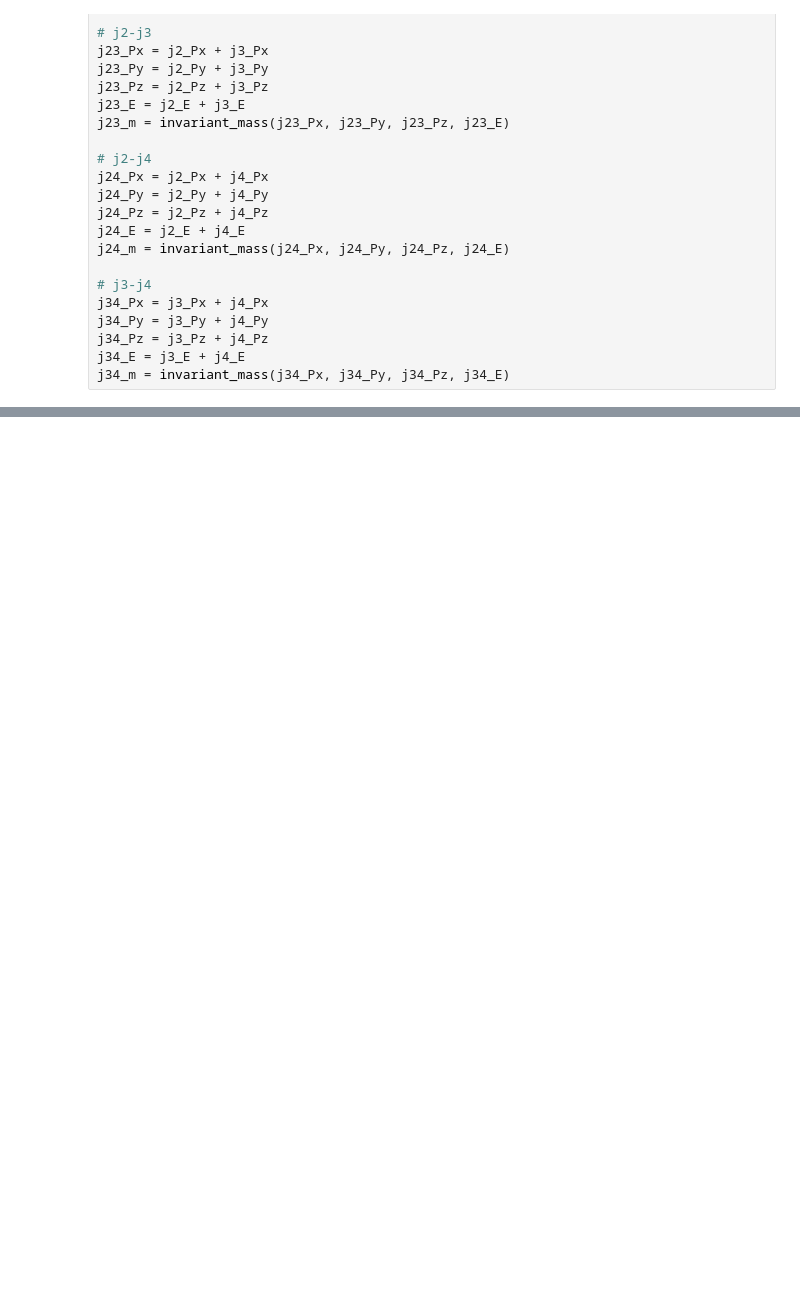
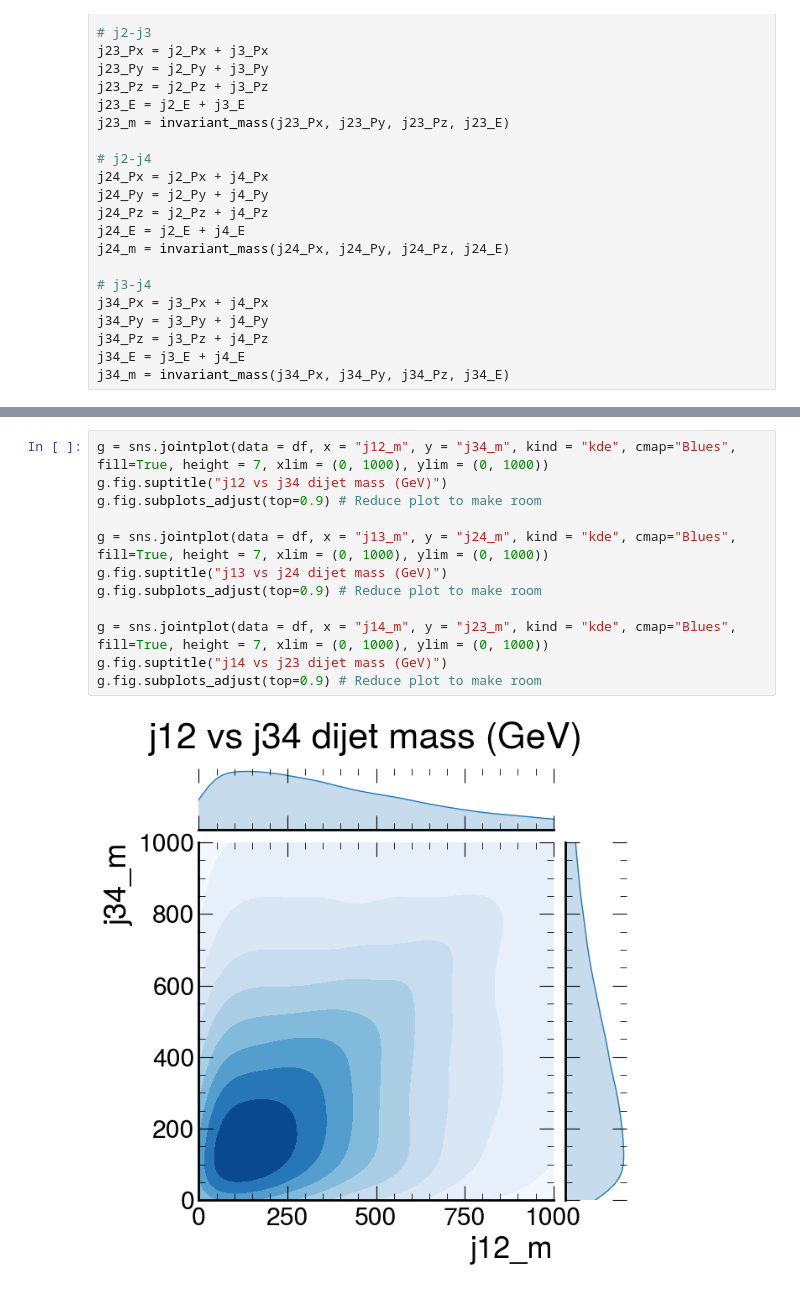
Before and after one commit to javivilladamigo/parametric-4j-QCD_background, a Jupyter notebook: analysis.ipynb, the cells around one changed output, grey strips where cells are left out. Saved outputs shown, nothing was run; the diff lists cells and outputs as text; blank space fills up the shorter version.

Commit message:
added dijet mass distributions

```diff
--- a/analysis.ipynb
+++ b/analysis.ipynb
@@ -148,0 +148,14 @@ plt.ylim(0, 200)
+# %%
+g = sns.jointplot(data = df, x = "j12_m", y = "j34_m", kind = "kde", cmap="Blues", fill=True, height = 7, xlim = (0, 1000), ylim = (0, 1000))
+g.fig.suptitle("j12 vs j34 dijet mass (GeV)")
+g.fig.subplots_adjust(top=0.9) # Reduce plot to make room
+
+g = sns.jointplot(data = df, x = "j13_m", y = "j24_m", kind = "kde", cmap="Blues", fill=True, height = 7, xlim = (0, 1000), ylim = (0, 1000))
+g.fig.suptitle("j13 vs j24 dijet mass (GeV)")
+g.fig.subplots_adjust(top=0.9) # Reduce plot to make room
+
+g = sns.jointplot(data = df, x = "j14_m", y = "j23_m", kind = "kde", cmap="Blues", fill=True, height = 7, xlim = (0, 1000), ylim = (0, 1000))
+g.fig.suptitle("j14 vs j23 dijet mass (GeV)")
+g.fig.subplots_adjust(top=0.9) # Reduce plot to make room
+# %% [output]
+[figure, added]
```
Also changed, not shown: parts of 6 cells of this notebook.
